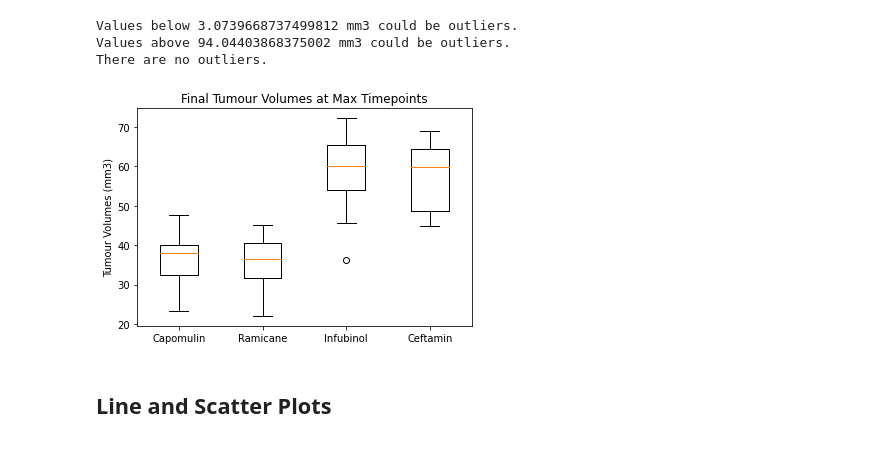
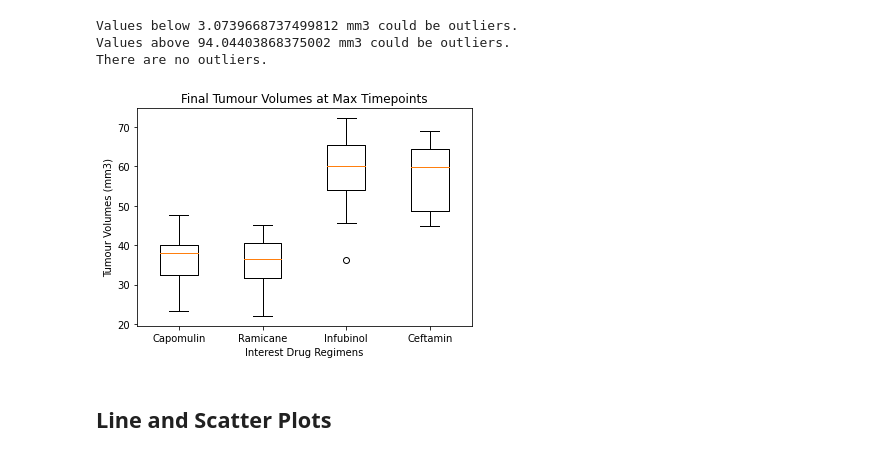
Before and after one commit to jeremychiaa/matplotlib-challenge, a Jupyter notebook: pymaceuticals_starter.ipynb, the cells around one changed output. Saved outputs shown, nothing was run; the diff lists cells and outputs as text; code cells hidden in the pictures.

```diff
--- a/pymaceuticals_starter.ipynb
+++ b/pymaceuticals_starter.ipynb
@@ -282,7 +282,7 @@ print(f"Values above {upper_bound} mm3 could be outliers.")
 
 # Locate the rows which contain mice on each drug and get the tumor volumes
 # Retrieve Capomulin, Ramicane, Infubinol, and Ceftamin data
-capomulin = new_combined_data.loc[new_combined_data["Drug Regimen"] == "Capomulin"]
+capomulin1 = new_combined_data.loc[new_combined_data["Drug Regimen"] == "Capomulin"]
 ramicane = new_combined_data.loc[new_combined_data["Drug Regimen"] == "Ramicane"]
 infubinol = new_combined_data.loc[new_combined_data["Drug Regimen"] == "Infubinol"]
 ceftamin = new_combined_data.loc[new_combined_data["Drug Regimen"] == "Ceftamin"]
@@ -310,14 +310,14 @@ There are no outliers.
 # %%
 # Generate a box plot of the final tumor volume of each mouse across four regimens of interest
 final_volume = [capomulin["Tumor Volume (mm3)"], ramicane["Tumor Volume (mm3)"], infubinol["Tumor Volume (mm3)"], ceftamin["Tumor Volume (mm3)"]]
 fig1, ax1 = plt.subplots()
 ax1.set_title("Final Tumour Volumes at Max Timepoints")
 ax1.set_xticklabels(["Capomulin", "Ramicane", "Infubinol", "Ceftamin"])
-ax1.set_ylabel("Tumour Volumes (mm3)")
+ax1.set_xlabel("Interest Drug Regimens")
 ax1.set_ylabel("Tumour Volumes (mm3)")
 ax1.boxplot(final_volume)
 plt.show()
 # %% [output]
-[figure, old version]
+[figure, new version]
 # %% [markdown]
 ## Line and Scatter Plots
```
Also changed, not shown: parts of 2 cells of this notebook.
